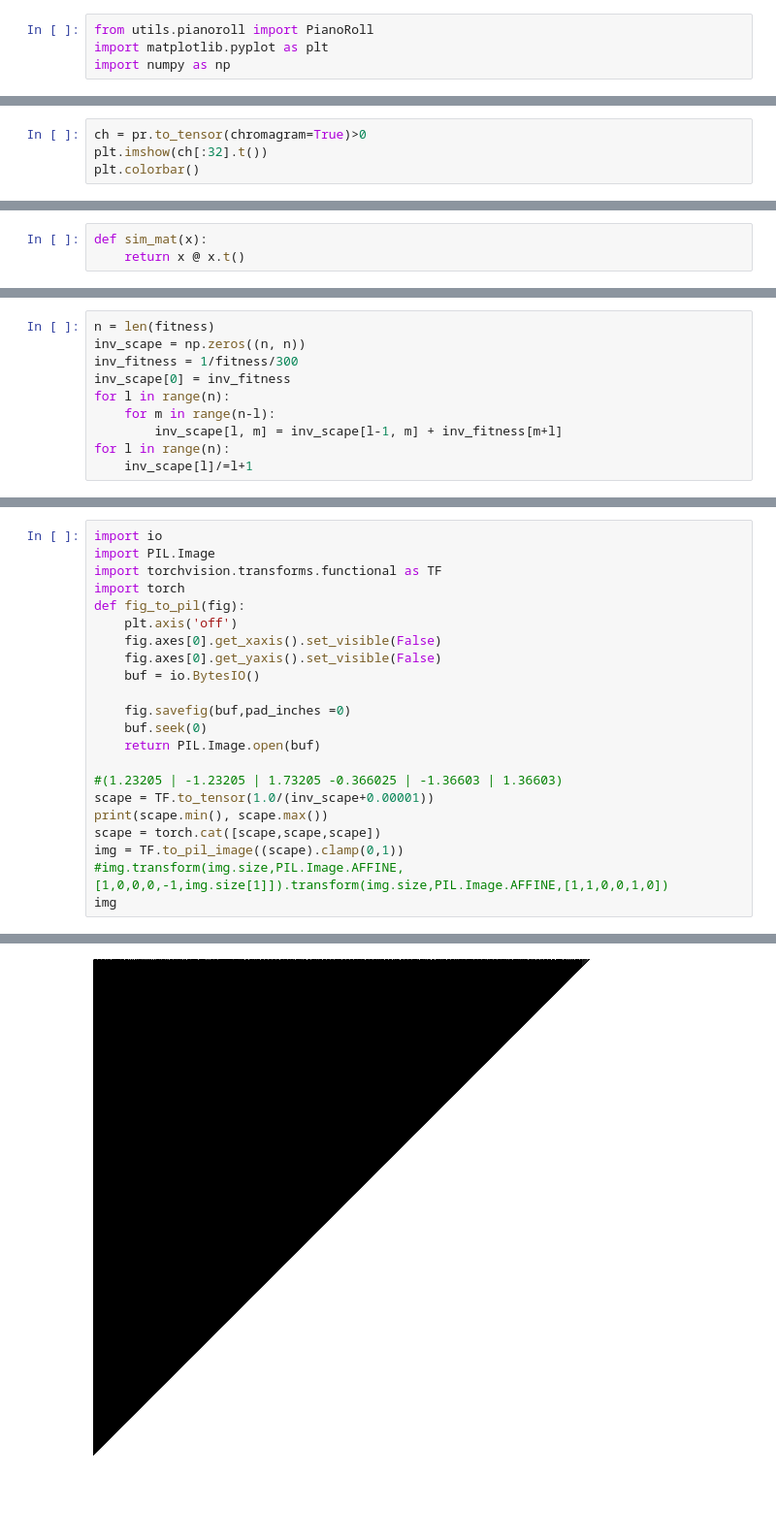
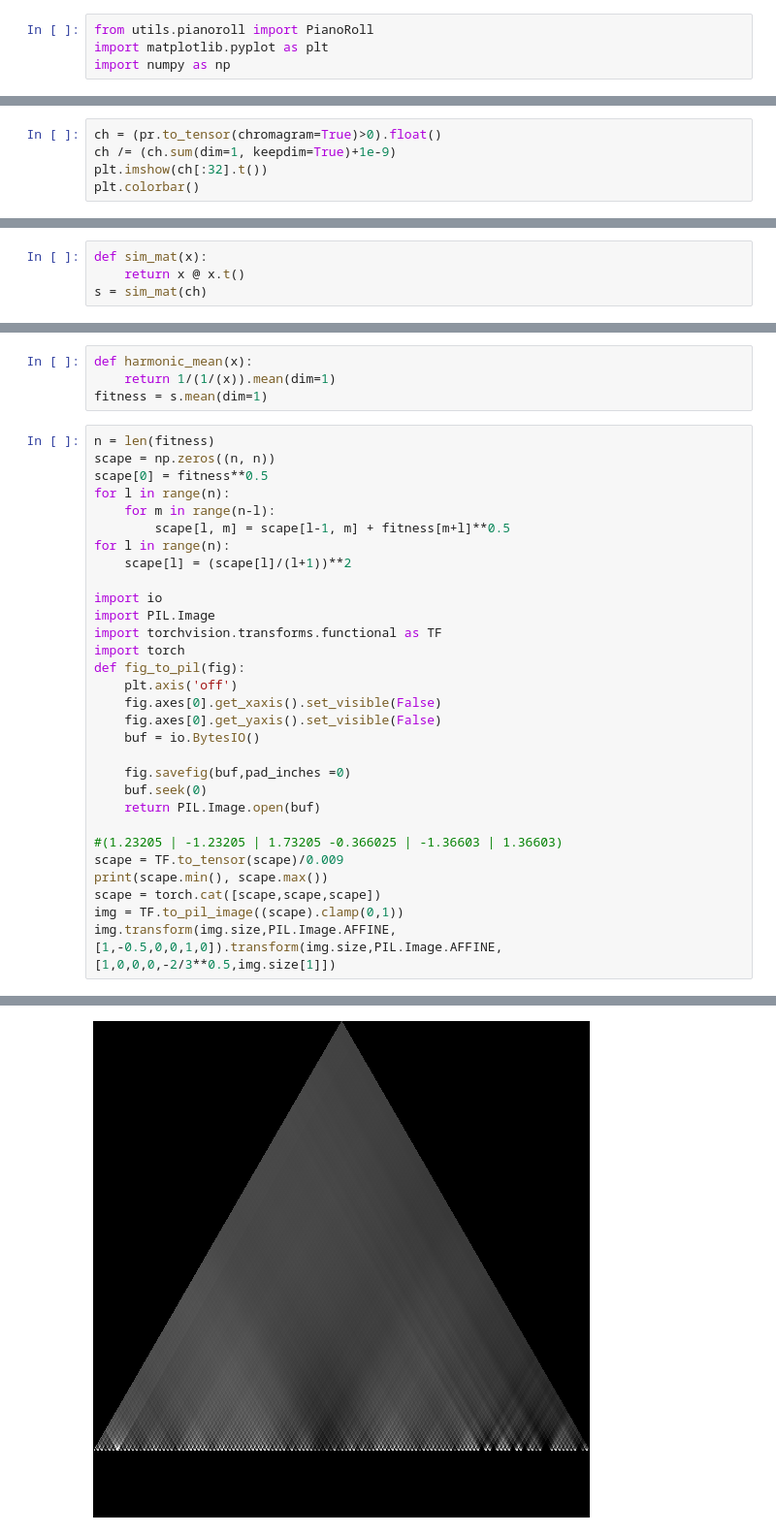
Before and after one commit to eri24816/improved-diffusion, a Jupyter notebook: analysis/metrics/test.ipynb, the cells around one changed output, grey strips where cells are left out. Shown at 97% size. Drawn from its saved outputs; the diff is of its cells as text; blank space fills up the shorter version.

```diff
--- a/analysis/metrics/test.ipynb
+++ b/analysis/metrics/test.ipynb
@@ -11,5 +11,6 @@ pr = PianoRoll.from_midi('../../log/ema_0.9999_2700000/0.mid')
 # %%
-ch = pr.to_tensor(chromagram=True)>0
+ch = (pr.to_tensor(chromagram=True)>0).float()
+ch /= (ch.sum(dim=1, keepdim=True)+1e-9)
 plt.imshow(ch[:32].t())
 plt.colorbar()
 # %% [output]
@@ -18,3 +19,4 @@ plt.colorbar()
 # %%
 def sim_mat(x):
     return x @ x.t()
+s = sim_mat(ch)
@@ -33,10 +22,0 @@ plt.plot(fitness)
-# %%
-n = len(fitness)
-inv_scape = np.zeros((n, n))
-inv_fitness = 1/fitness/300
-inv_scape[0] = inv_fitness
-for l in range(n):
-    for m in range(n-l):
-        inv_scape[l, m] = inv_scape[l-1, m] + inv_fitness[m+l]
-for l in range(n):
-    inv_scape[l]/=l+1
@@ -45,4 +23,17 @@ print(inv)
+# %%
+def harmonic_mean(x):
+    return 1/(1/(x)).mean(dim=1)
+fitness = s.mean(dim=1)
 # %%
+n = len(fitness)
+scape = np.zeros((n, n))
+scape[0] = fitness**0.5
+for l in range(n):
+    for m in range(n-l):
+        scape[l, m] = scape[l-1, m] + fitness[m+l]**0.5
+for l in range(n):
+    scape[l] = (scape[l]/(l+1))**2
+
 import io
 import PIL.Image
 import torchvision.transforms.functional as TF
@@ -58,10 +49,9 @@ def fig_to_pil(fig):
     return PIL.Image.open(buf)
 
 #(1.23205 | -1.23205 | 1.73205 -0.366025 | -1.36603 | 1.36603)
-scape = TF.to_tensor(1.0/(inv_scape+0.00001))
+scape = TF.to_tensor(scape)/0.009
 print(scape.min(), scape.max())
 scape = torch.cat([scape,scape,scape])
 img = TF.to_pil_image((scape).clamp(0,1))
-#img.transform(img.size,PIL.Image.AFFINE,[1,0,0,0,-1,img.size[1]]).transform(img.size,PIL.Image.AFFINE,[1,1,0,0,1,0])
-img
+img.transform(img.size,PIL.Image.AFFINE,[1,-0.5,0,0,1,0]).transform(img.size,PIL.Image.AFFINE,[1,0,0,0,-2/3**0.5,img.size[1]])
 # %% [output]
@@ -69 +59 @@ tensor(0., dtype=torch.float64) tensor(100000.0000, dtype=torch.float64)
-[figure, old version]
+[figure, new version]
```
Also changed, not shown: parts of 11 cells of this notebook, 7 other files.
